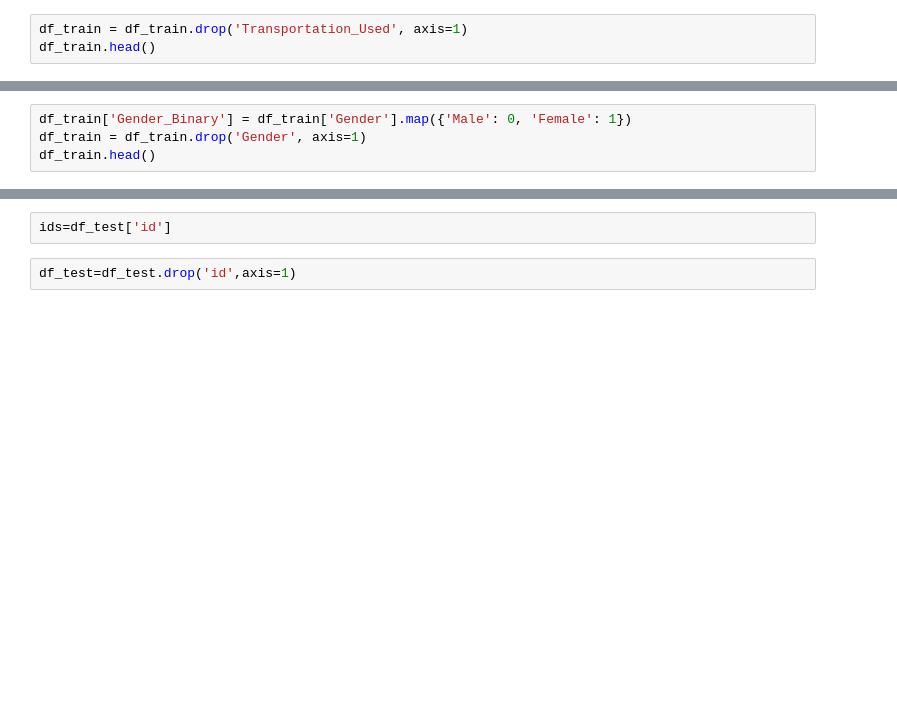
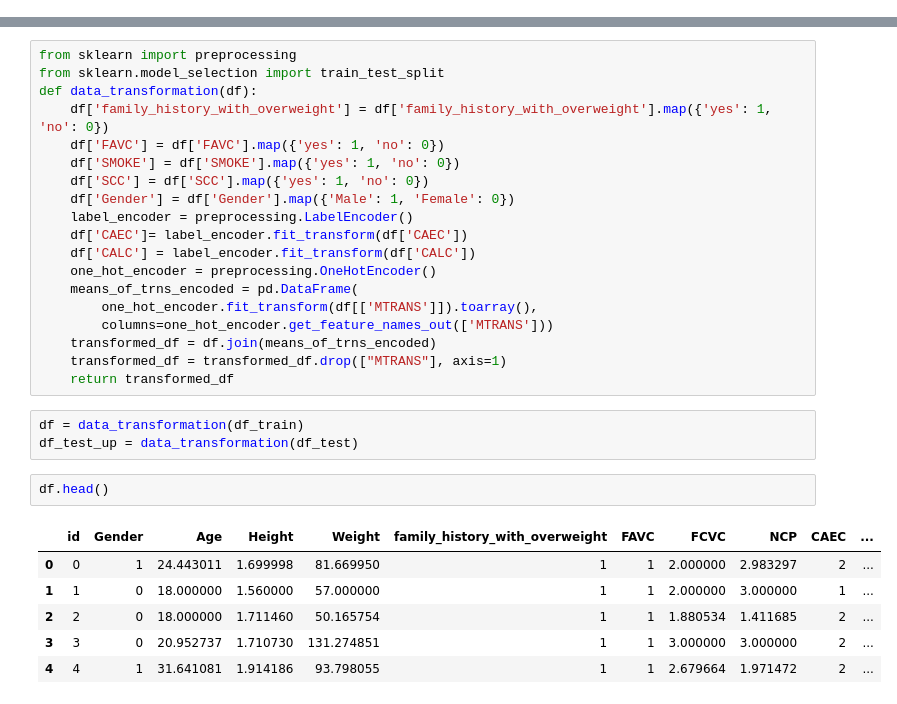
Before and after one commit to ogut98/MachineLearningProjects, a Jupyter notebook: kaggle_Pg.ipynb, the cells around one changed output, grey strips where cells are left out. Drawn from its saved outputs; the diff is of its cells as text; blank space fills up the shorter version.

```diff
--- a/kaggle_Pg.ipynb
+++ b/kaggle_Pg.ipynb
@@ -144,3 +69,0 @@ df_train.head()
-# %%
-df_train = df_train.drop('Transportation_Used', axis=1)
-df_train.head()
@@ -154,4 +69,0 @@ df_train.head()
-# %%
-df_train['Gender_Binary'] = df_train['Gender'].map({'Male': 0, 'Female': 1})
-df_train = df_train.drop('Gender', axis=1)
-df_train.head()
@@ -212,4 +70,31 @@ df_test.head()
-# %%
-ids=df_test['id']
-# %%
-df_test=df_test.drop('id',axis=1)
+# %%
+from sklearn import preprocessing
+from sklearn.model_selection import train_test_split
+def data_transformation(df):
+    df['family_history_with_overweight'] = df['family_history_with_overweight'].map({'yes': 1, 'no': 0})
+    df['FAVC'] = df['FAVC'].map({'yes': 1, 'no': 0})
+    df['SMOKE'] = df['SMOKE'].map({'yes': 1, 'no': 0})
+    df['SCC'] = df['SCC'].map({'yes': 1, 'no': 0})
+    df['Gender'] = df['Gender'].map({'Male': 1, 'Female': 0})
+    label_encoder = preprocessing.LabelEncoder()
+    df['CAEC']= label_encoder.fit_transform(df['CAEC'])
+    df['CALC'] = label_encoder.fit_transform(df['CALC'])
+    one_hot_encoder = preprocessing.OneHotEncoder()
+    means_of_trns_encoded = pd.DataFrame(
+        one_hot_encoder.fit_transform(df[['MTRANS']]).toarray(),
+        columns=one_hot_encoder.get_feature_names_out(['MTRANS']))
+    transformed_df = df.join(means_of_trns_encoded)
+    transformed_df = transformed_df.drop(["MTRANS"], axis=1)
+    return transformed_df
+# %%
+df = data_transformation(df_train)
+df_test_up = data_transformation(df_test)
+# %%
+df.head()
+# %% [output]
+|  | id | Gender | Age | Height | Weight | family_history_with_overweight | FAVC | FCVC | NCP | CAEC | ... |
+| 0 | 0 | 1 | 24.443011 | 1.699998 | 81.669950 | 1 | 1 | 2.000000 | 2.983297 | 2 | ... |
+| 1 | 1 | 0 | 18.000000 | 1.560000 | 57.000000 | 1 | 1 | 2.000000 | 3.000000 | 1 | ... |
+| 2 | 2 | 0 | 18.000000 | 1.711460 | 50.165754 | 1 | 1 | 1.880534 | 1.411685 | 2 | ... |
+| 3 | 3 | 0 | 20.952737 | 1.710730 | 131.274851 | 1 | 1 | 3.000000 | 3.000000 | 2 | ... |
+| 4 | 4 | 1 | 31.641081 | 1.914186 | 93.798055 | 1 | 1 | 2.679664 | 1.971472 | 2 | ... |
```
Also changed, not shown: parts of 49 cells of this notebook, 2 other files.
